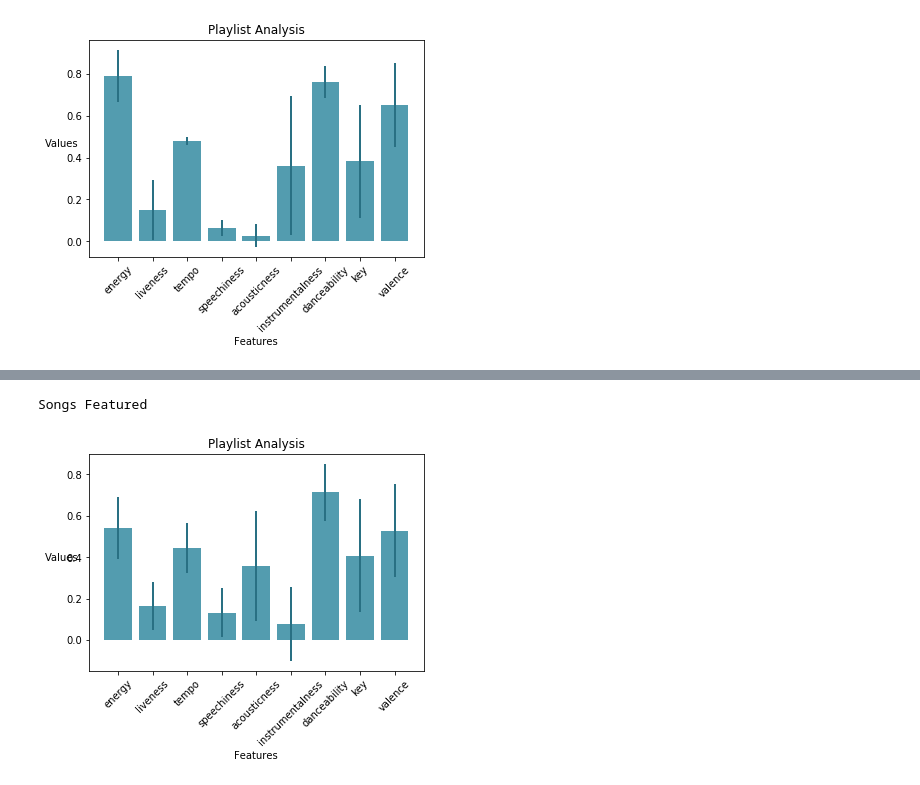
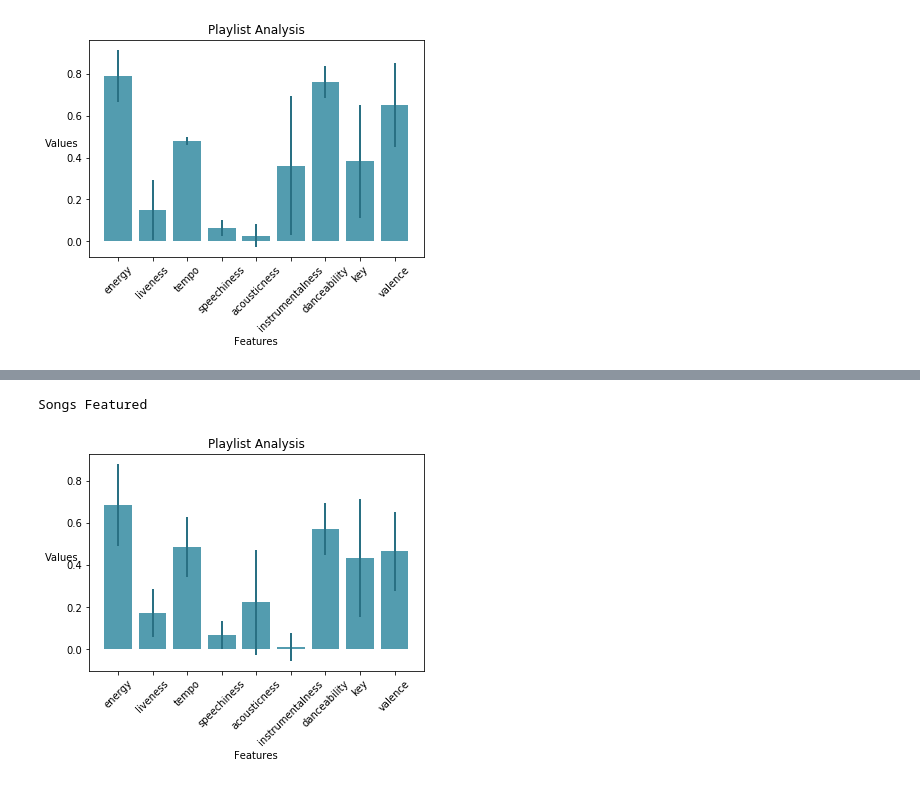
Before and after one commit to jamespeacock/playmaker-project, a Jupyter notebook: playmaker/notebooks/Music & Playlist Cards.ipynb, the cells around one changed output, grey strips where cells are left out. Saved outputs shown, nothing was run; the diff lists cells and outputs as text; code cells hidden in the pictures.

```diff
--- a/playmaker/notebooks/Music & Playlist Cards.ipynb
+++ b/playmaker/notebooks/Music & Playlist Cards.ipynb
@@ -105,7 +106,11 @@ Songs Featured
-# %%
-vizualize_playlist(pollen_uri)
-# %% [output]
-Songs Featured
-[figure, removed]
+# %%
+# vizualize_playlist(rap_caviar_uri)
+# vizualize_playlist(house_home_uri)
+# vizualize_playlist(chill_n_bassy_uri)
+# vizualize_playlist(pollen_uri)
+vizualize_playlist('spotify:user:mightytreefolk:playlist:0RKqoL574g9rzdd0HZkfLA') # casual groove
+# %% [output]
+Songs Featured
+[figure, added]
 # %%
 #CONCLUSION: NO Playlist is consistent
```
Also changed, not shown: parts of 12 cells of this notebook, 2 other files.
